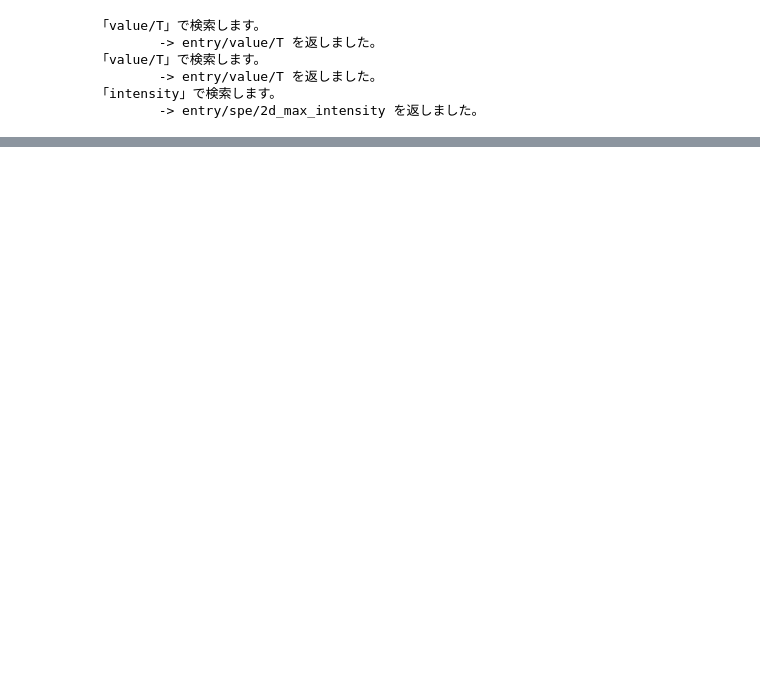
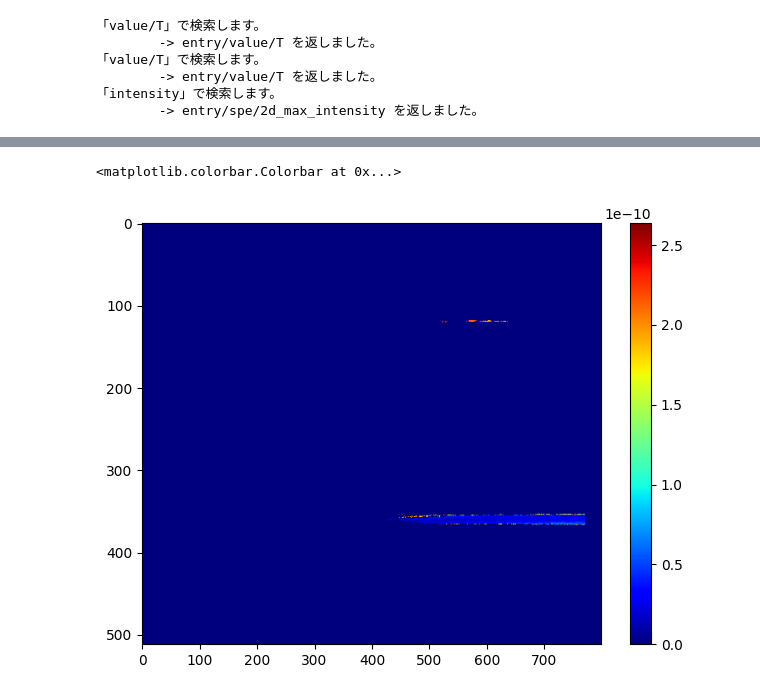
Before and after one commit to ishizawa2468/PlanckThermoEmulator, a Jupyter notebook: notebook/investigate_planck_fit_result.ipynb, the cells around one changed output, grey strips where cells are left out. Cells and saved outputs as stored; diff of their text form; code cells hidden in the pictures; blank space fills up the shorter version.

```diff
--- a/notebook/investigate_planck_fit_result.ipynb
+++ b/notebook/investigate_planck_fit_result.ipynb
@@ -88,0 +118,7 @@ plt.grid(True)
+# %%
+plt.imshow(separate_scale.T, cmap='jet', aspect='auto')
+plt.tight_layout()
+plt.colorbar()
+# %% [output]
+<matplotlib.colorbar.Colorbar at 0x...>
+[figure, added]
```
Also changed, not shown: parts of 16 cells of this notebook, 5 other files.
